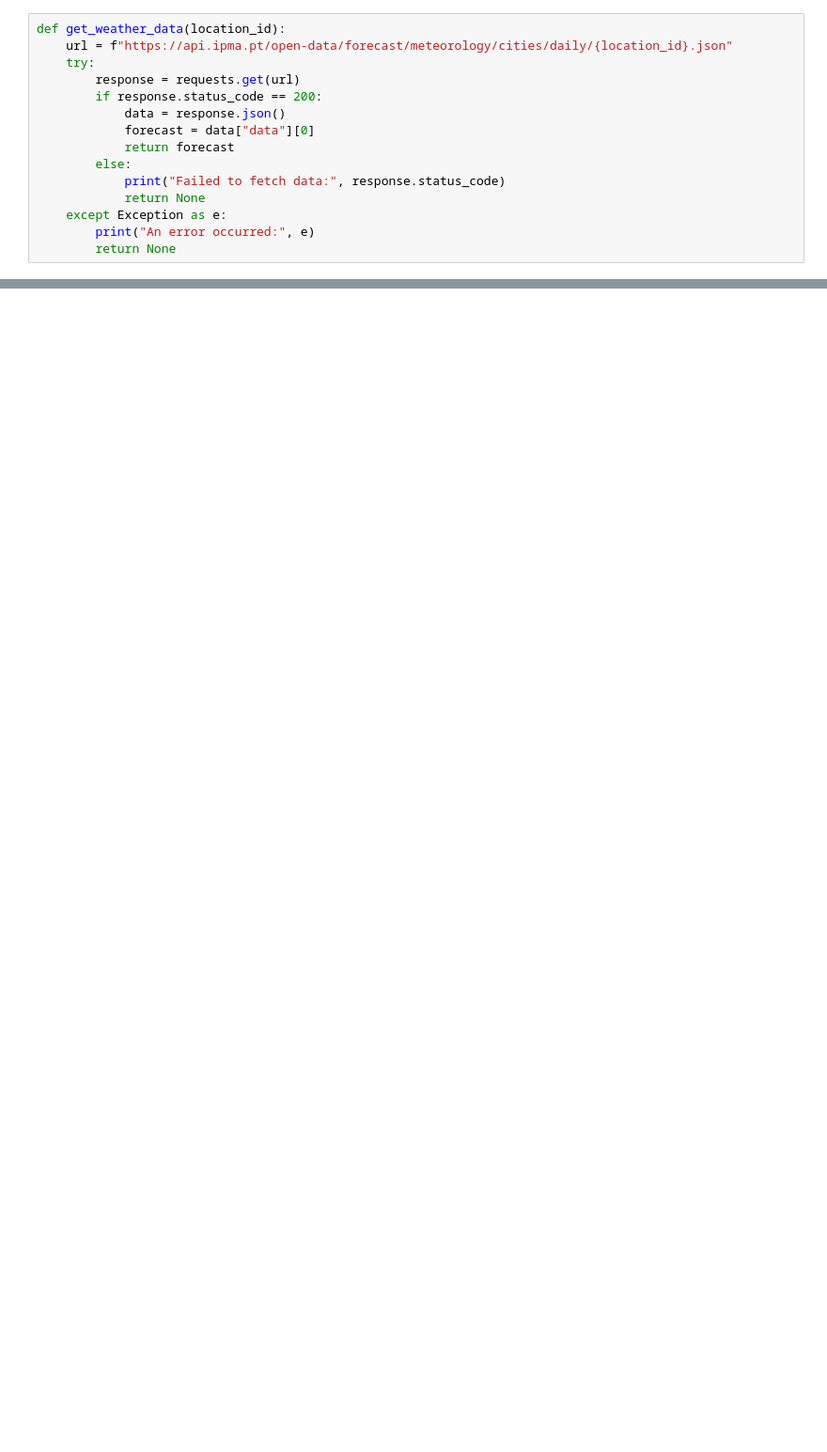
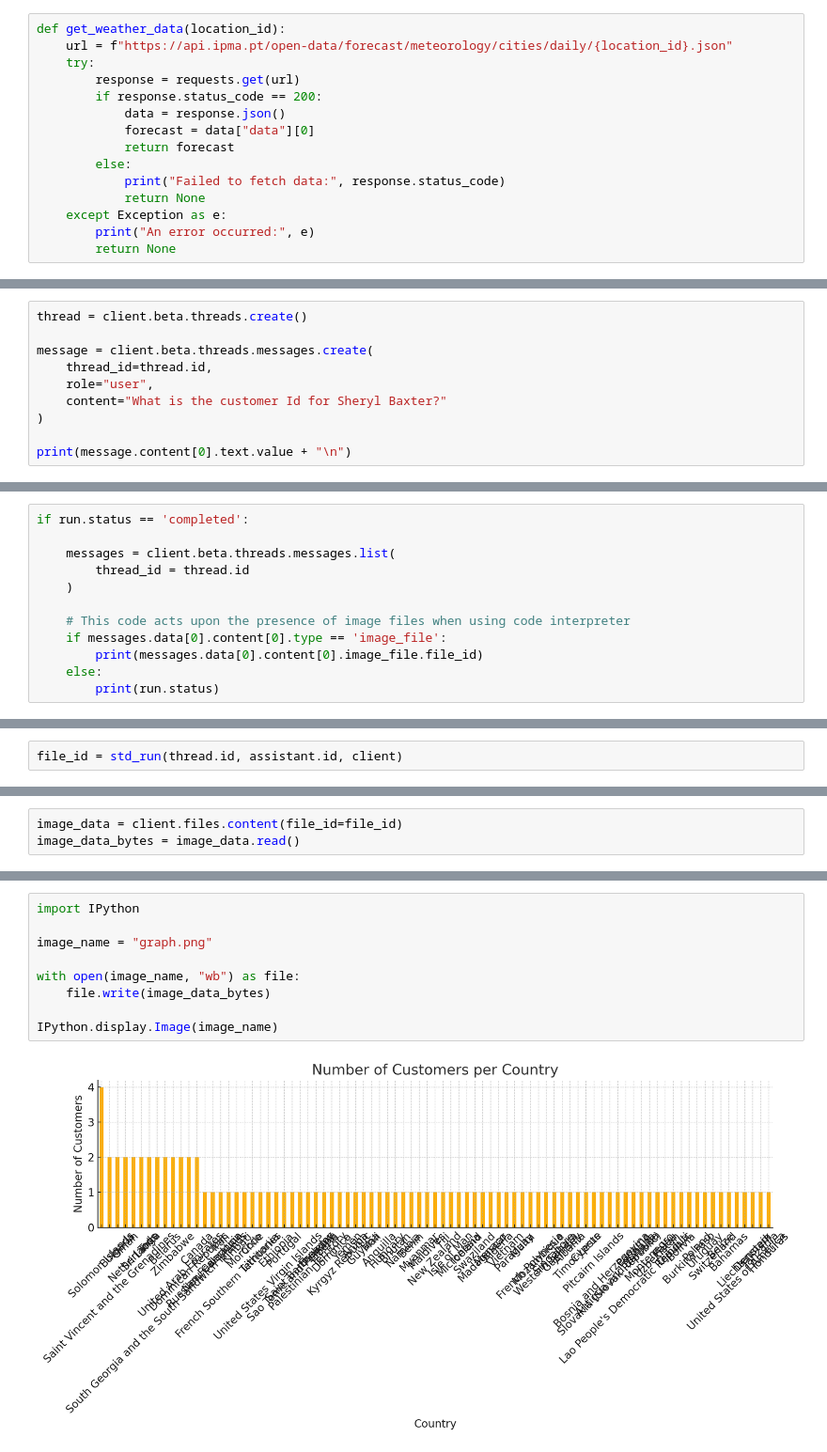
Before and after one commit to carlosgalvesisep/SISTCA-OpenAI, a Jupyter notebook: Tutorials/Assistants API/assistant.ipynb, the cells around one changed output, grey strips where cells are left out. Shown: that part at 94% size. Cells and saved outputs as stored; diff of their text form; blank space fills up the shorter version.

Commit message:
Updated Assistants API notebook to include all functionality but for File Search

```diff
--- a/Tutorials/Assistants API/assistant.ipynb
+++ b/Tutorials/Assistants API/assistant.ipynb
@@ -259,0 +553,10 @@ def get_weather_data(location_id):
+# %%
+thread = client.beta.threads.create()
+
+message = client.beta.threads.messages.create(
+    thread_id=thread.id,
+    role="user",
+    content="What is the customer Id for Sheryl Baxter?"
+)
+
+print(message.content[0].text.value + "\n")
@@ -259,0 +590,12 @@ def get_weather_data(location_id):
+# %%
+if run.status == 'completed':
+
+    messages = client.beta.threads.messages.list(
+        thread_id = thread.id
+    )
+
+    # This code acts upon the presence of image files when using code interpreter
+    if messages.data[0].content[0].type == 'image_file':
+        print(messages.data[0].content[0].image_file.file_id)
+    else:
+        print(run.status)
@@ -259,0 +662,2 @@ def get_weather_data(location_id):
+# %%
+file_id = std_run(thread.id, assistant.id, client)
@@ -259,0 +666,3 @@ def get_weather_data(location_id):
+# %%
+image_data = client.files.content(file_id=file_id)
+image_data_bytes = image_data.read()
@@ -259,0 +671,11 @@ def get_weather_data(location_id):
+# %%
+import IPython
+
+image_name = "graph.png"
+
+with open(image_name, "wb") as file:
+    file.write(image_data_bytes)
+
+IPython.display.Image(image_name)
+# %% [output]
+[figure, added]
```
Also changed, not shown: parts of 62 cells of this notebook.
